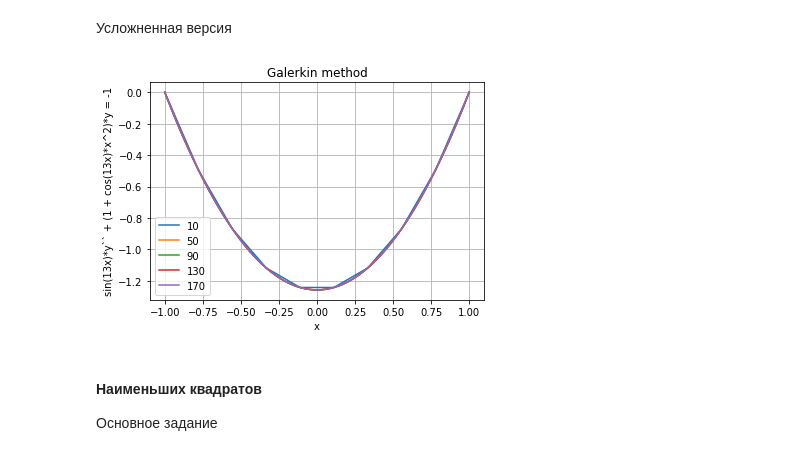
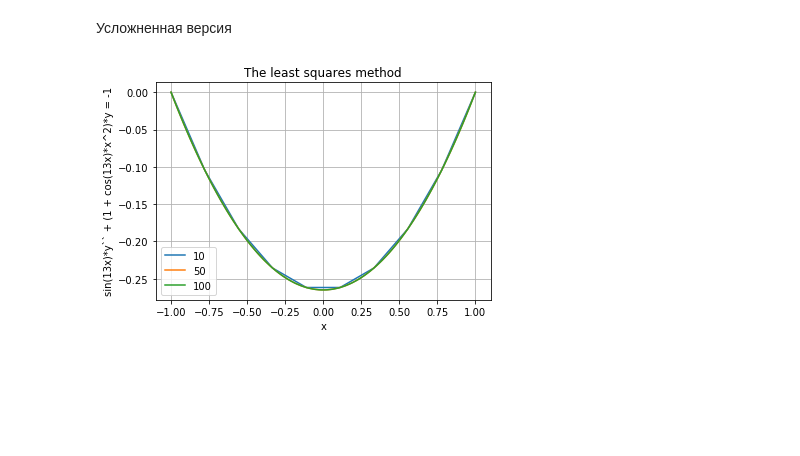
Before and after one commit to SingularityUrBrain/MNA, a Jupyter notebook: sem2/lab1/lab1.ipynb, the cells around one changed output. Cells and saved outputs as stored; diff of their text form; code cells hidden in the pictures; blank space fills up the shorter version.

Commit message:
improved the methods - bye sympy

```diff
--- a/sem2/lab1/lab1.ipynb
+++ b/sem2/lab1/lab1.ipynb
@@ -112,10 +109,13 @@ plt.show()
 #### Метод Галеркина
 Основное задание
 # %%
-s = galerkin_method(x0, xn, n_bases)
-for ni in range(10, 200, 40):
+print(f'bases: {n_bases}')
+t1 = time.time()
+a_vec = galerkin_method(x0, xn, n_bases)
+print(time.time() - t1)
+for ni in [10, 50, 100]:
     x = np.linspace(x0, xn, ni)
-    y = [s.subs(sp.Symbol('x'), x[i]) for i in range(ni)]
-    draw(x, y, 'Galerkin method', len(x), 'y`` + (1 + x^2)*y = -1')
+    y = [sum(x[i]**j*(1-x[i]**2)*a_vec[j] for j in range(n_bases)) for i in range(ni)]
+    draw(x, y, 'Galerkin method', len(x), f'y`` + (1 + x^2)*y = -1')
 plt.show()
 # %% [output]
@@ -123,10 +125,10 @@ plt.show()
 # %% [markdown]
 Задание по вариантам
 # %%
-s = galerkin_method(x0, xn, n_bases, np.sin(option), np.cos(option))
-for ni in range(10, 200, 40):
+a_vec = galerkin_method(x0, xn, n_bases, np.sin(option), np.cos(option))
+for ni in [10, 50, 100]:
     x = np.linspace(x0, xn, ni)
-    y = [s.subs(sp.Symbol('x'), x[i]) for i in range(ni)]
+    y = [sum(x[i]**j*(1-x[i]**2)*a_vec[j] for j in range(n_bases)) for i in range(ni)]
     draw(x, y, 'Galerkin method', len(x), f'sin({option})*y`` + (1 + cos({option})*x^2)*y = -1')
 plt.show()
 # %% [output]
@@ -133,0 +139,10 @@ plt.show()
+# %%
+print(f'bases: {n_bases}\ndots: {n_dots}')
+t1 = time.time()
+a_vec = lsq_method(x0, xn, n_dots, n_bases, lambda val:1, lambda val:1)
+print(time.time() - t1)
+for ni in [10, 50, 100]:
+    x = np.linspace(x0, xn, ni)
+    y = [sum(x[i]**j*(1-x[i]**2)*a_vec[j] for j in range(n_bases)) for i in range(ni)]
+    draw(x, y, 'The least squares method', len(x), f'y`` + (1 + x^2)*y = -1')
+plt.show()
@@ -133,0 +156,7 @@ plt.show()
+# %%
+a_vec = lsq_method(x0, xn, n_dots, n_bases, lambda val:np.sin(option), lambda val:np.cos(option))
+for ni in [10, 50, 100]:
+    x = np.linspace(x0, xn, ni)
+    y = [sum(x[i]**j*(1-x[i]**2)*a_vec[j] for j in range(n_bases)) for i in range(ni)]
+    draw(x, y, 'The least squares method', len(x), f'sin({option})*y`` + (1 + cos({option})*x^2)*y = -1')
+plt.show()
@@ -134,14 +165,11 @@ plt.show()
 # %% [markdown]
 Усложненная версия
 # %%
-s = galerkin_method(x0, xn, 1, sp.sin(option*sp.Symbol('x')), sp.cos(option*sp.Symbol('x')))
-for ni in range(10, 200, 40):
+a_vec = lsq_method(x0, xn, n_dots, 1, lambda val: np.sin(option*val), lambda val: np.cos(option*val))
+for ni in [10, 50, 100]:
     x = np.linspace(x0, xn, ni)
-    y = [s.subs(sp.Symbol('x'), x[i]) for i in range(ni)]
-    draw(x, y, 'Galerkin method', len(x), f'sin({option}x)*y`` + (1 + cos({option}x)*x^2)*y = -1')
+    y = [sum(x[i]**j*(1-x[i]**2)*a_vec[j] for j in range(1)) for i in range(ni)]
+    draw(x, y, 'The least squares method', len(x), f'sin({option}x)*y`` + (1 + cos({option}x)*x^2)*y = -1')
 plt.show()
 # %% [output]
-[figure, old version]
+[figure, new version]
-# %% [markdown]
-#### Наименьших квадратов
-Основное задание
```
Also changed, not shown: parts of 17 cells of this notebook.
